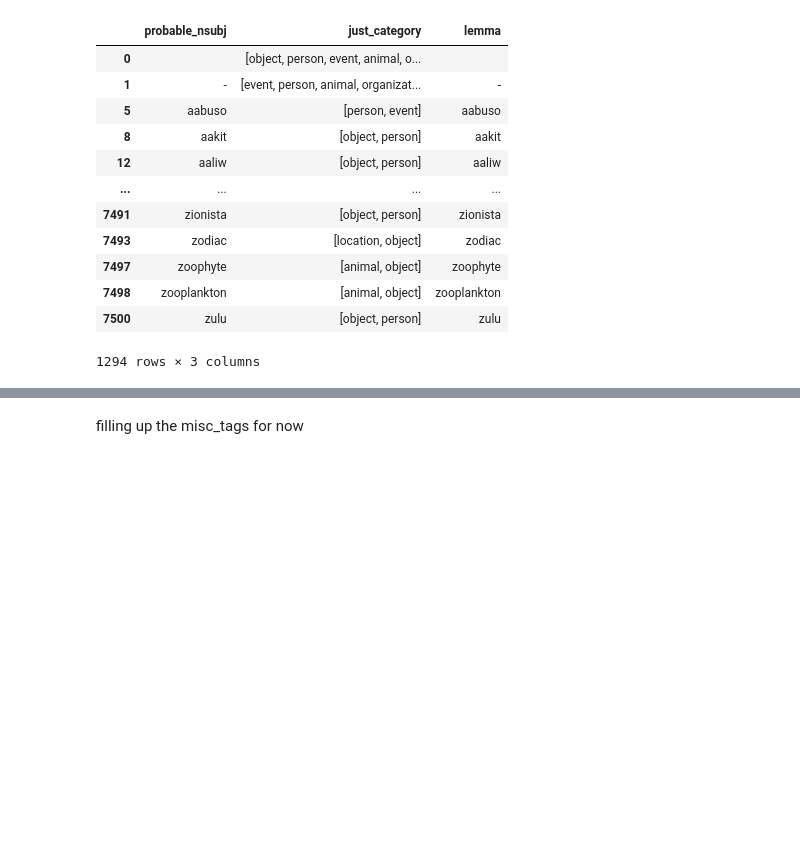
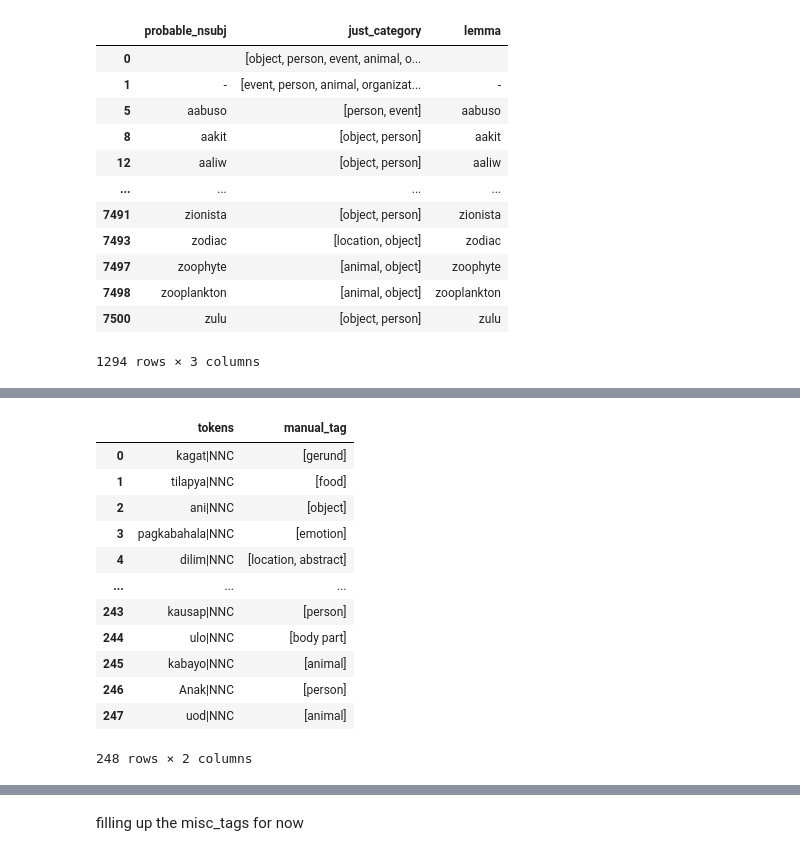
Before and after one commit to NeptuneSyInAteneo/thesis_Models, a Jupyter notebook: rq2 pipeline.ipynb, the cells around one changed output, grey strips where cells are left out. Drawn from its saved outputs; the diff is of its cells as text; code cells hidden in the pictures; blank space fills up the shorter version.

```diff
--- a/rq2 pipeline.ipynb
+++ b/rq2 pipeline.ipynb
@@ -448,4 +465,21 @@ common_nouns_categorized
 3232 rows × 3 columns
+# %%
+multitag_manual_1 = pd.read_csv("./Organized_text_data/multitag_manual_add_1.csv")[['tokens','manual_tag']]
+multitag_manual_1['manual_tag'] = multitag_manual_1['manual_tag'].apply(lambda x:x.split(','))
+# %% [output]
+|  | tokens | manual_tag |
+| 0 | kagat|NNC | [gerund] |
+| 1 | tilapya|NNC | [food] |
+| 2 | ani|NNC | [object] |
+| 3 | pagkabahala|NNC | [emotion] |
+| 4 | dilim|NNC | [location, abstract] |
+| ... | ... | ... |
+| 243 | kausap|NNC | [person] |
+| 244 | ulo|NNC | [body part] |
+| 245 | kabayo|NNC | [animal] |
+| 246 | Anak|NNC | [person] |
+| 247 | uod|NNC | [animal] |
+248 rows × 2 columns
 # %%
 misc_list = common_nouns_categorized.loc[common_nouns_categorized['just_category']=='MISC']
 #misc_list[['tokens','just_category']].loc[misc_list['tokens'].apply(lambda x:x[0]).str.isupper()] #tokens first letter is uppercase
```
Also changed, not shown: parts of 9 cells of this notebook, 7 other files.
